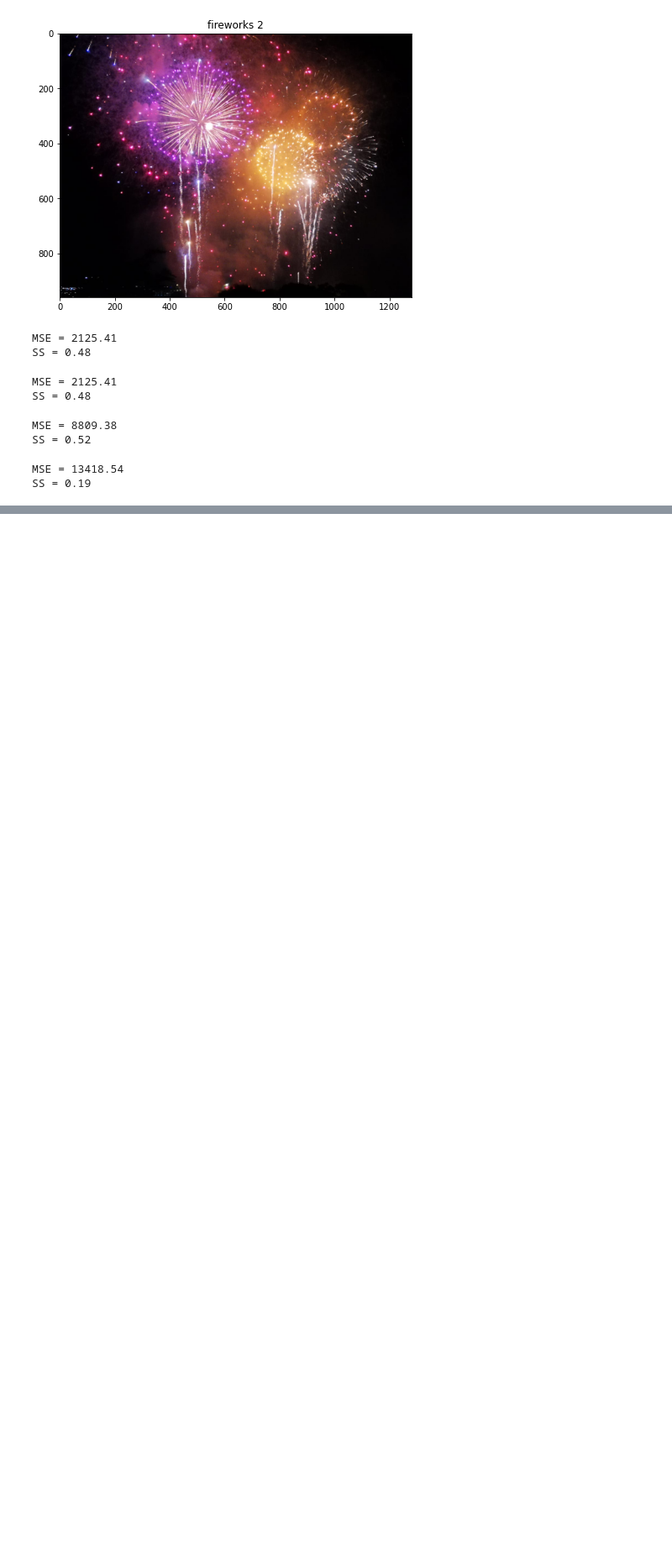
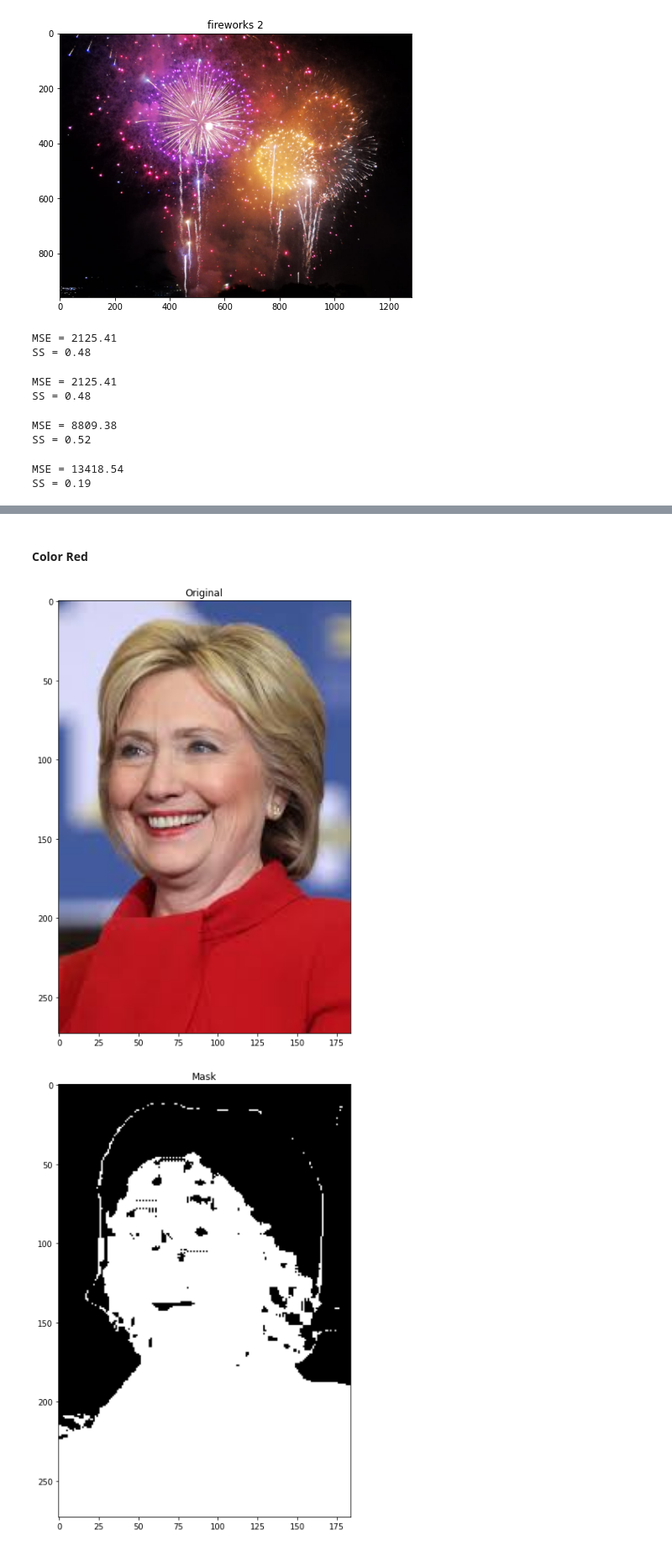
Before and after one commit to enosjeba/OpenCV, a Jupyter notebook: Image_analysis_and_transformation.ipynb, the cells around one changed output, grey strips where cells are left out. Shown at 84% size. Drawn from its saved outputs; the diff is of its cells as text; code cells hidden in the pictures; blank space fills up the shorter version.

```diff
--- a/Image_analysis_and_transformation.ipynb
+++ b/Image_analysis_and_transformation.ipynb
@@ -271,0 +299,30 @@ SS = 0.19
+# %% [markdown]
+#### Color Red
+# %%
+image = cv2.imread('images/Hillary.jpg')
+
+#converting to hsv
+img_hsv = cv2.cvtColor(image, cv2.COLOR_BGR2HSV)
+
+#lower mask (0-10)
+lower_red = np.array([0,0,0])
+upper_red = np.array([10, 255, 255])
+mask0 = cv2.inRange(img_hsv, lower_red, upper_red)
+
+#upper mask (170 - 180)
+lower_red = np.array([170, 0, 0])
+upper_red = np.array([180, 255, 255])
+mask1 = cv2.inRange(img_hsv, lower_red, upper_red)
+
+#Join masks
+mask = mask0+mask1
+
+#Perform Bitwise AND on mask and our original frame
+res = cv2.bitwise_and(image, image, mask = mask)
+
+imshow('Original', image)
+imshow('Mask', mask)
+imshow('Filtered Color Only', res)
+# %% [output]
+[figure, added]
+[figure, added]
```
Also changed, not shown: parts of 5 cells of this notebook.
